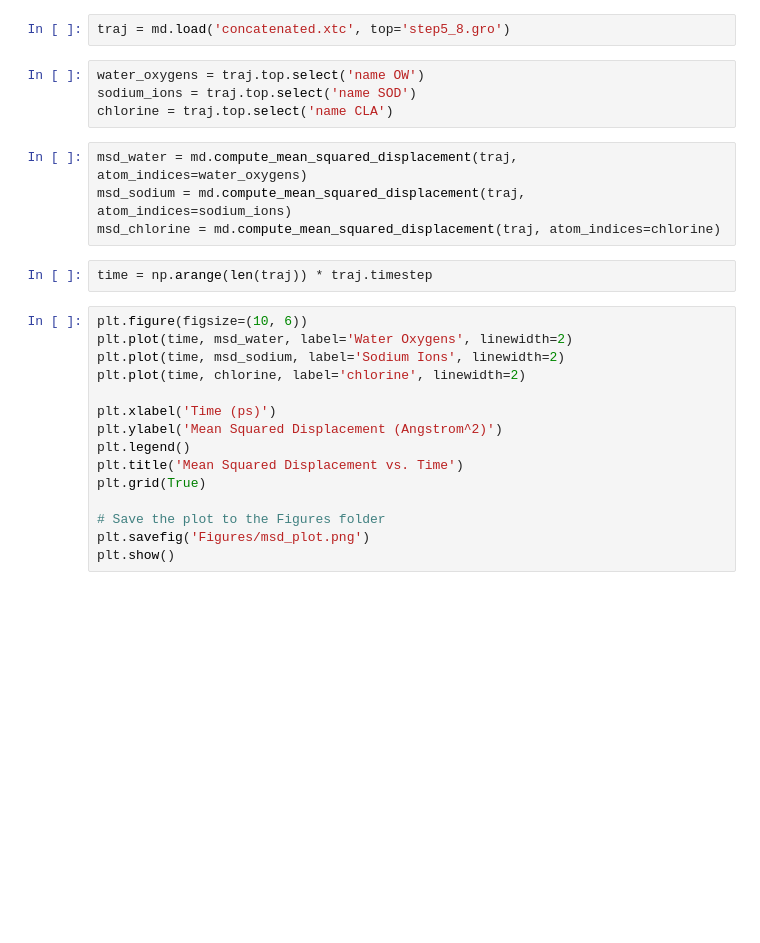
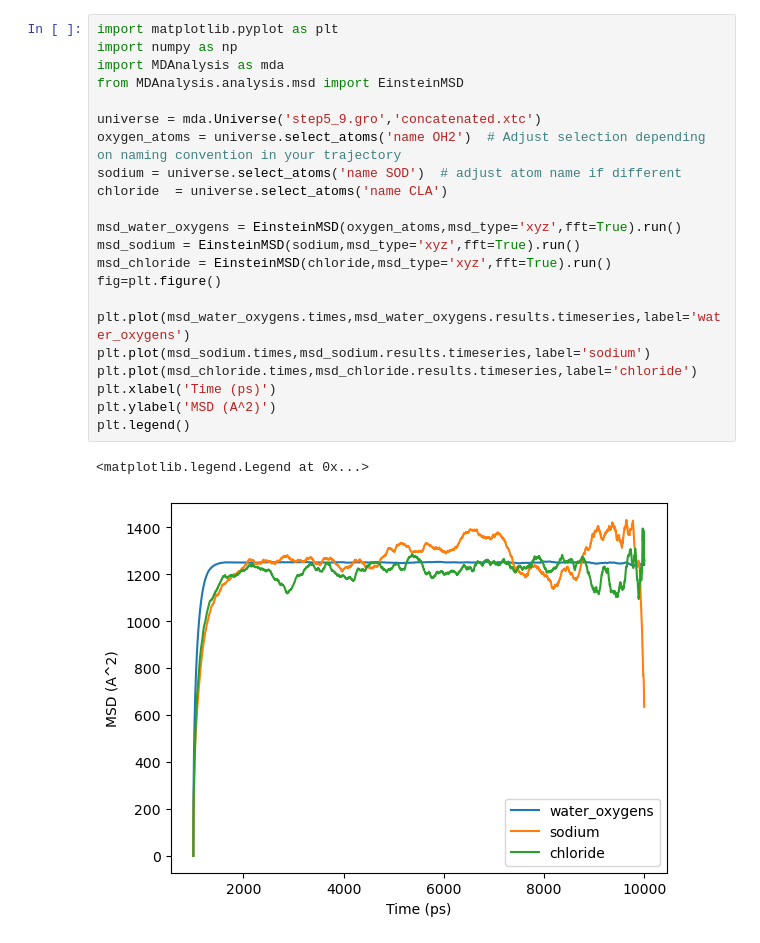
Before and after one commit to sunflowerzy/comp-lab-class-2023, a Jupyter notebook: Week4/Analysis/ions in water.ipynb, the cells around one changed output. Cells and saved outputs as stored; diff of their text form; blank space fills up the shorter version.

```diff
--- a/Week4/Analysis/ions in water.ipynb
+++ b/Week4/Analysis/ions in water.ipynb
@@ -5,27 +1,25 @@ import matplotlib.pyplot as plt
-# %%
-traj = md.load('concatenated.xtc', top='step5_8.gro')
-# %%
-water_oxygens = traj.top.select('name OW')
-sodium_ions = traj.top.select('name SOD')
-chlorine = traj.top.select('name CLA')
-# %%
-msd_water = md.compute_mean_squared_displacement(traj, atom_indices=water_oxygens)
-msd_sodium = md.compute_mean_squared_displacement(traj, atom_indices=sodium_ions)
-msd_chlorine = md.compute_mean_squared_displacement(traj, atom_indices=chlorine)
-# %%
-time = np.arange(len(traj)) * traj.timestep
-# %%
-plt.figure(figsize=(10, 6))
-plt.plot(time, msd_water, label='Water Oxygens', linewidth=2)
-plt.plot(time, msd_sodium, label='Sodium Ions', linewidth=2)
-plt.plot(time, chlorine, label='chlorine', linewidth=2)
-
-plt.xlabel('Time (ps)')
-plt.ylabel('Mean Squared Displacement (Angstrom^2)')
-plt.legend()
-plt.title('Mean Squared Displacement vs. Time')
-plt.grid(True)
-
-# Save the plot to the Figures folder
-plt.savefig('Figures/msd_plot.png')
-plt.show()
+# %%
+import matplotlib.pyplot as plt
+import numpy as np
+import MDAnalysis as mda
+from MDAnalysis.analysis.msd import EinsteinMSD
+
+universe = mda.Universe('step5_9.gro','concatenated.xtc')
+oxygen_atoms = universe.select_atoms('name OH2')  # Adjust selection depending on naming convention in your trajectory
+sodium = universe.select_atoms('name SOD')  # adjust atom name if different
+chloride  = universe.select_atoms('name CLA')
+
+msd_water_oxygens = EinsteinMSD(oxygen_atoms,msd_type='xyz',fft=True).run()
+msd_sodium = EinsteinMSD(sodium,msd_type='xyz',fft=True).run()
+msd_chloride = EinsteinMSD(chloride,msd_type='xyz',fft=True).run()
+fig=plt.figure()
+
+plt.plot(msd_water_oxygens.times,msd_water_oxygens.results.timeseries,label='water_oxygens')
+plt.plot(msd_sodium.times,msd_sodium.results.timeseries,label='sodium')
+plt.plot(msd_chloride.times,msd_chloride.results.timeseries,label='chloride')
+plt.xlabel('Time (ps)')
+plt.ylabel('MSD (A^2)')
+plt.legend()
+# %% [output]
+<matplotlib.legend.Legend at 0x...>
+[figure, added]
```
Also changed, not shown: parts of 1 cell of this notebook, 24 other files.
